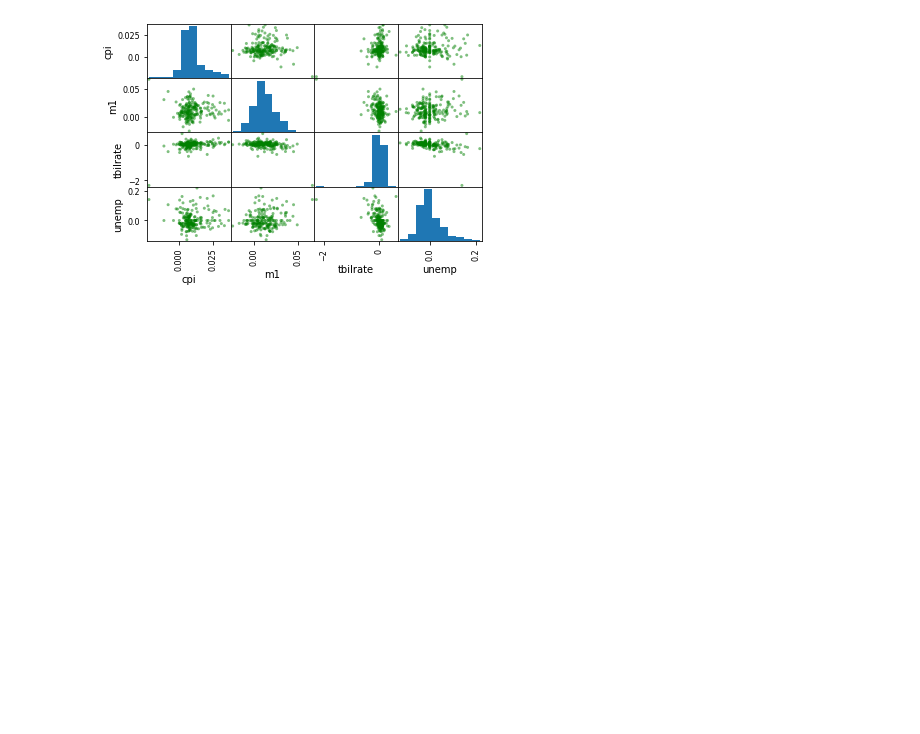
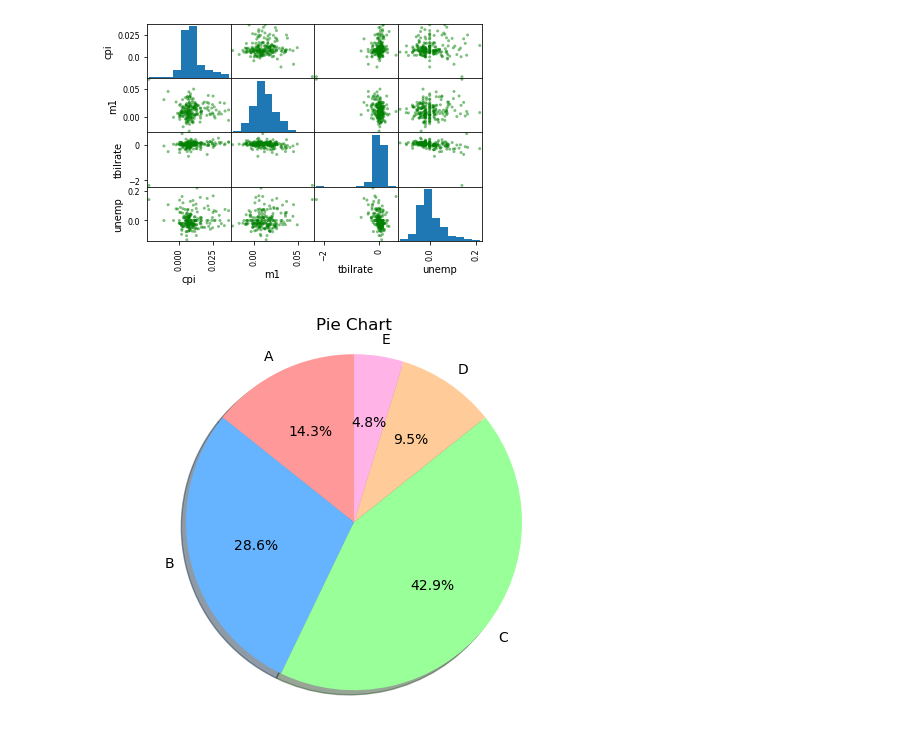
Before and after one commit to wenxin-CODE/data_structure, a Jupyter notebook: PythonBase/suipian/matplot.ipynb, the cells around one changed output. Saved outputs shown, nothing was run; the diff lists cells and outputs as text; code cells hidden in the pictures; blank space fills up the shorter version.

```diff
--- a/PythonBase/suipian/matplot.ipynb
+++ b/PythonBase/suipian/matplot.ipynb
@@ -115,0 +114,12 @@ array([[<AxesSubplot:xlabel='cpi', ylabel='cpi'>,
+# %%
+import matplotlib.pyplot as plt
+
+labels = ['A', 'B', 'C', 'D', 'E']
+sizes = [15, 30, 45, 10, 5]
+colors = ['#ff9999','#66b3ff','#99ff99','#ffcc99','#ffb3e6']
+plt.pie(sizes, labels=labels, colors=colors, autopct='%1.1f%%', shadow=True, startangle=90)
+plt.axis('equal')
+plt.title('Pie Chart')
+plt.show()
+# %% [output]
+[figure, added]
```
Also changed, not shown: parts of 1 cell of this notebook, 21 other files.
